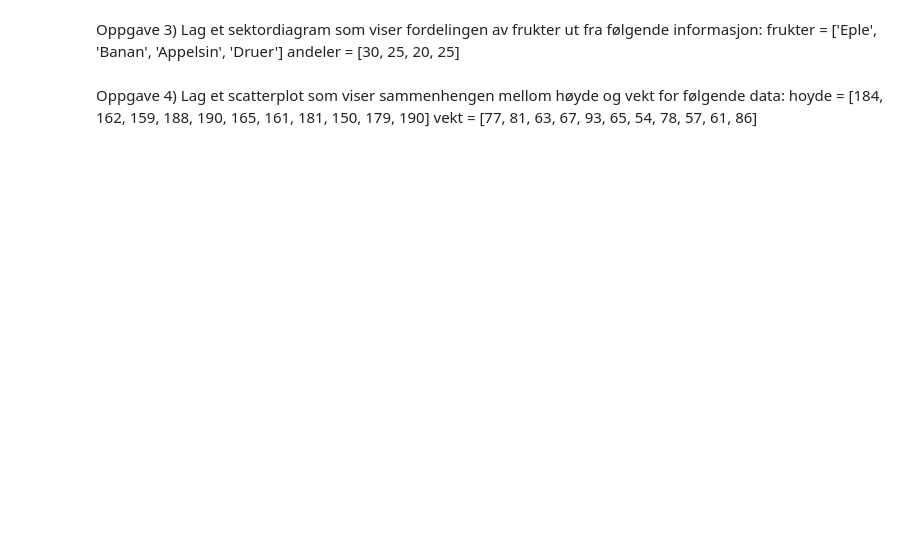
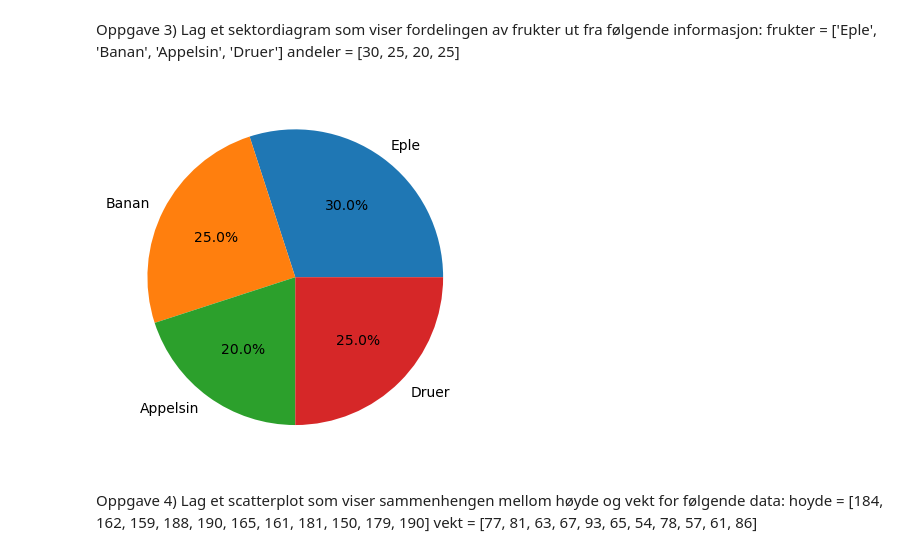
Before and after one commit to Vegard40/PY1010, a Jupyter notebook: Øvingsoppgaver/Oppgave_4_Supplerende.ipynb, the cells around one changed output. Cells and saved outputs as stored; diff of their text form; code cells hidden in the pictures; blank space fills up the shorter version.

```diff
--- a/Øvingsoppgaver/Oppgave_4_Supplerende.ipynb
+++ b/Øvingsoppgaver/Oppgave_4_Supplerende.ipynb
@@ -17,6 +38,16 @@ Oppgave 3)
 Lag et sektordiagram som viser fordelingen av frukter ut fra følgende informasjon:
 frukter = ['Eple', 'Banan', 'Appelsin', 'Druer']
 andeler = [30, 25, 20, 25]
+# %%
+import matplotlib.pyplot as plt
+
+frukter = ['Eple', 'Banan', 'Appelsin', 'Druer']
+andeler = [30, 25, 20, 25]
+
+plt.pie(andeler, labels=frukter, autopct='%1.1f%%')
+plt.show()
+# %% [output]
+[figure, added]
 # %% [markdown]
 Oppgave 4)
 Lag et scatterplot som viser sammenhengen mellom høyde og vekt for følgende data:
```
Also changed, not shown: parts of 4 cells of this notebook, 2 other files.
